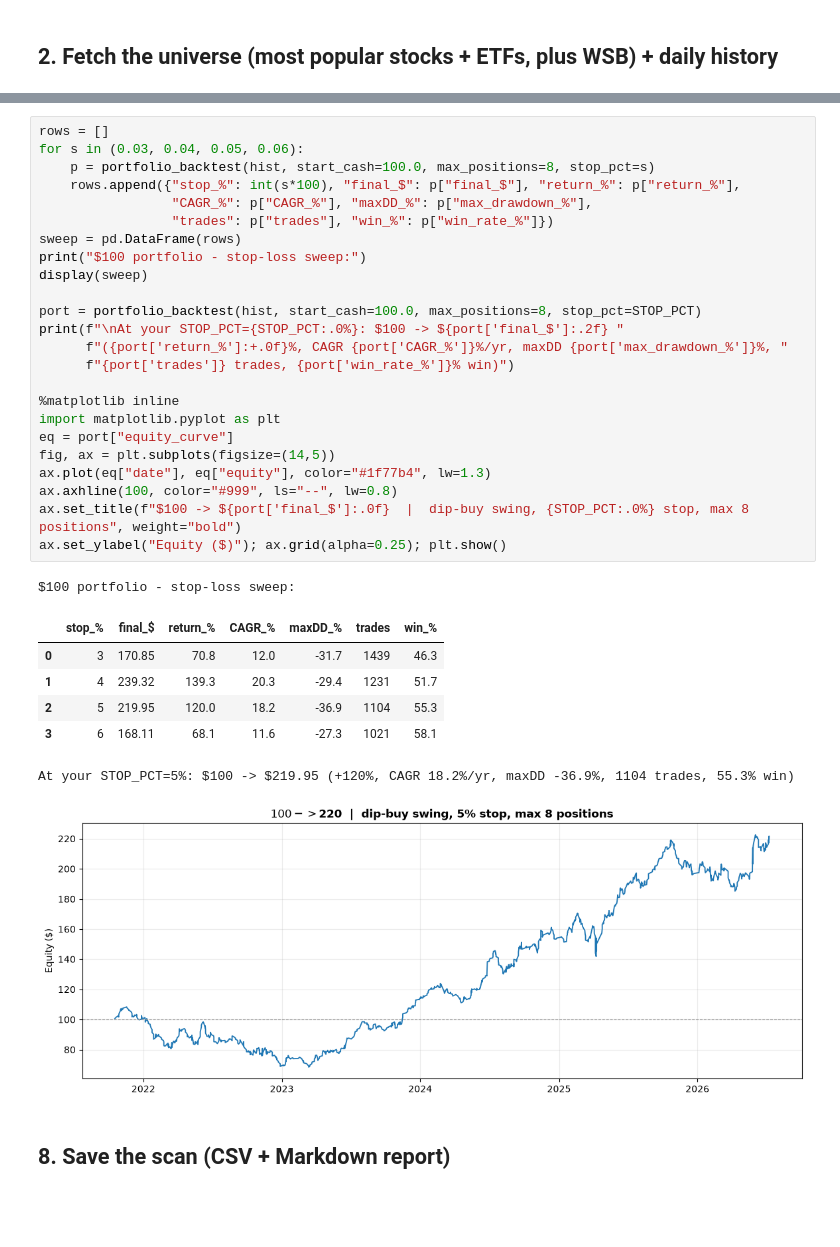
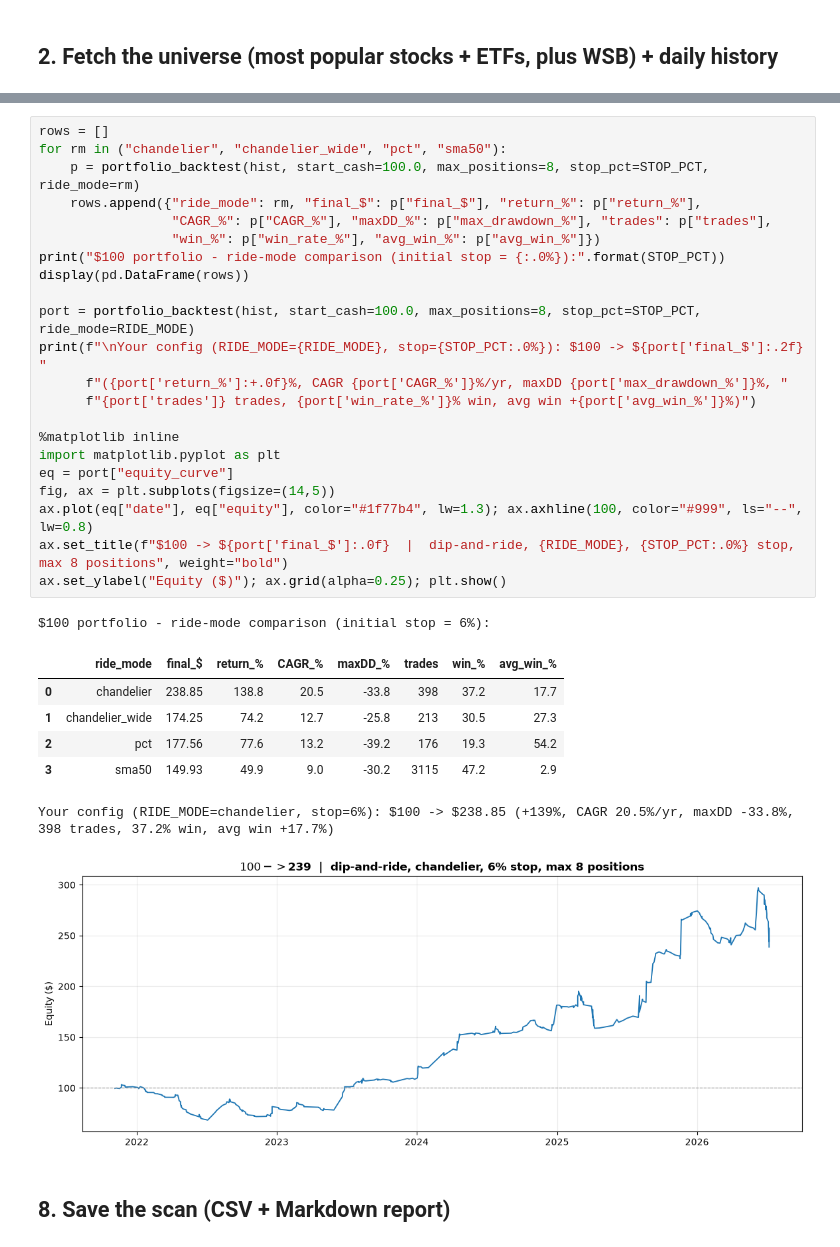
Before and after one commit to rjoshi24/trading-demo, a Jupyter notebook: daily_screener.ipynb, the cells around one changed output, grey strips where cells are left out. Saved outputs shown, nothing was run; the diff lists cells and outputs as text; blank space fills up the shorter version.

```diff
--- a/daily_screener.ipynb
+++ b/daily_screener.ipynb
@@ -183,36 +184,34 @@ chosen `STOP_PCT`.
 # %%
 rows = []
-for s in (0.03, 0.04, 0.05, 0.06):
-    p = portfolio_backtest(hist, start_cash=100.0, max_positions=8, stop_pct=s)
-    rows.append({"stop_%": int(s*100), "final_$": p["final_$"], "return_%": p["return_%"],
-                 "CAGR_%": p["CAGR_%"], "maxDD_%": p["max_drawdown_%"],
-                 "trades": p["trades"], "win_%": p["win_rate_%"]})
-sweep = pd.DataFrame(rows)
-print("$100 portfolio - stop-loss sweep:")
-display(sweep)
+for rm in ("chandelier", "chandelier_wide", "pct", "sma50"):
+    p = portfolio_backtest(hist, start_cash=100.0, max_positions=8, stop_pct=STOP_PCT, ride_mode=rm)
+    rows.append({"ride_mode": rm, "final_$": p["final_$"], "return_%": p["return_%"],
+                 "CAGR_%": p["CAGR_%"], "maxDD_%": p["max_drawdown_%"], "trades": p["trades"],
+                 "win_%": p["win_rate_%"], "avg_win_%": p["avg_win_%"]})
+print("$100 portfolio - ride-mode comparison (initial stop = {:.0%}):".format(STOP_PCT))
+display(pd.DataFrame(rows))
 
-port = portfolio_backtest(hist, start_cash=100.0, max_positions=8, stop_pct=STOP_PCT)
-print(f"\nAt your STOP_PCT={STOP_PCT:.0%}: $100 -> ${port['final_$']:.2f} "
+port = portfolio_backtest(hist, start_cash=100.0, max_positions=8, stop_pct=STOP_PCT, ride_mode=RIDE_MODE)
+print(f"\nYour config (RIDE_MODE={RIDE_MODE}, stop={STOP_PCT:.0%}): $100 -> ${port['final_$']:.2f} "
       f"({port['return_%']:+.0f}%, CAGR {port['CAGR_%']}%/yr, maxDD {port['max_drawdown_%']}%, "
-      f"{port['trades']} trades, {port['win_rate_%']}% win)")
+      f"{port['trades']} trades, {port['win_rate_%']}% win, avg win +{port['avg_win_%']}%)")
 
 %matplotlib inline
 import matplotlib.pyplot as plt
 eq = port["equity_curve"]
 fig, ax = plt.subplots(figsize=(14,5))
-ax.plot(eq["date"], eq["equity"], color="#1f77b4", lw=1.3)
-ax.axhline(100, color="#999", ls="--", lw=0.8)
-ax.set_title(f"$100 -> ${port['final_$']:.0f}  |  dip-buy swing, {STOP_PCT:.0%} stop, max 8 positions", weight="bold")
+ax.plot(eq["date"], eq["equity"], color="#1f77b4", lw=1.3); ax.axhline(100, color="#999", ls="--", lw=0.8)
+ax.set_title(f"$100 -> ${port['final_$']:.0f}  |  dip-and-ride, {RIDE_MODE}, {STOP_PCT:.0%} stop, max 8 positions", weight="bold")
 ax.set_ylabel("Equity ($)"); ax.grid(alpha=0.25); plt.show()
 # %% [output]
-$100 portfolio - stop-loss sweep:
+$100 portfolio - ride-mode comparison (initial stop = 6%):
-|  | stop_% | final_$ | return_% | CAGR_% | maxDD_% | trades | win_% |
-| 0 | 3 | 170.85 | 70.8 | 12.0 | -31.7 | 1439 | 46.3 |
-| 1 | 4 | 239.32 | 139.3 | 20.3 | -29.4 | 1231 | 51.7 |
-| 2 | 5 | 219.95 | 120.0 | 18.2 | -36.9 | 1104 | 55.3 |
-| 3 | 6 | 168.11 | 68.1 | 11.6 | -27.3 | 1021 | 58.1 |
+|  | ride_mode | final_$ | return_% | CAGR_% | maxDD_% | trades | win_% | avg_win_% |
+| 0 | chandelier | 238.85 | 138.8 | 20.5 | -33.8 | 398 | 37.2 | 17.7 |
+| 1 | chandelier_wide | 174.25 | 74.2 | 12.7 | -25.8 | 213 | 30.5 | 27.3 |
+| 2 | pct | 177.56 | 77.6 | 13.2 | -39.2 | 176 | 19.3 | 54.2 |
+| 3 | sma50 | 149.93 | 49.9 | 9.0 | -30.2 | 3115 | 47.2 | 2.9 |
-At your STOP_PCT=5%: $100 -> $219.95 (+120%, CAGR 18.2%/yr, maxDD -36.9%, 1104 trades, 55.3% win)
+Your config (RIDE_MODE=chandelier, stop=6%): $100 -> $238.85 (+139%, CAGR 20.5%/yr, maxDD -33.8%, 398 trades, 37.2% win, avg win +17.7%)
-[figure, old version]
+[figure, new version]
 # %% [markdown]
 ## 8. Save the scan (CSV + Markdown report)
 # %%
```
Also changed, not shown: parts of 18 cells of this notebook, 6 other files.
